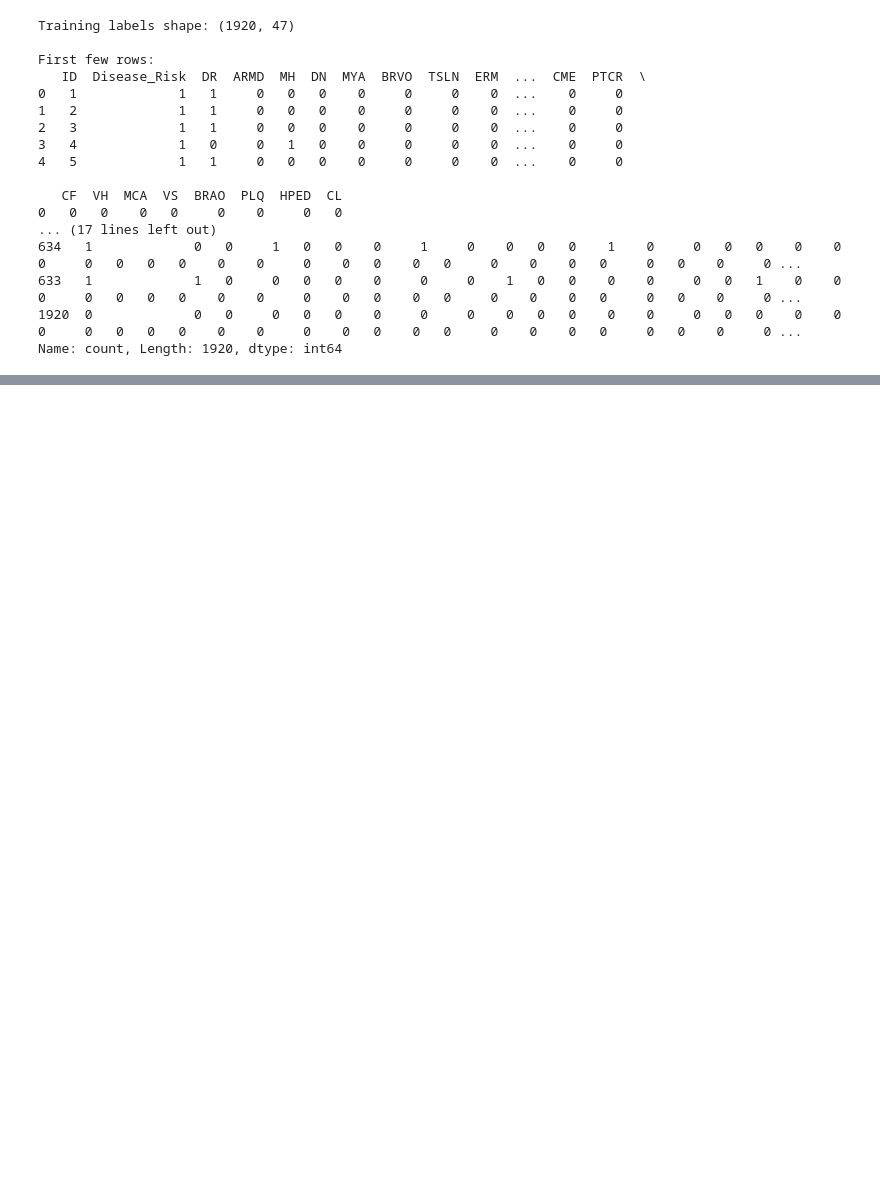
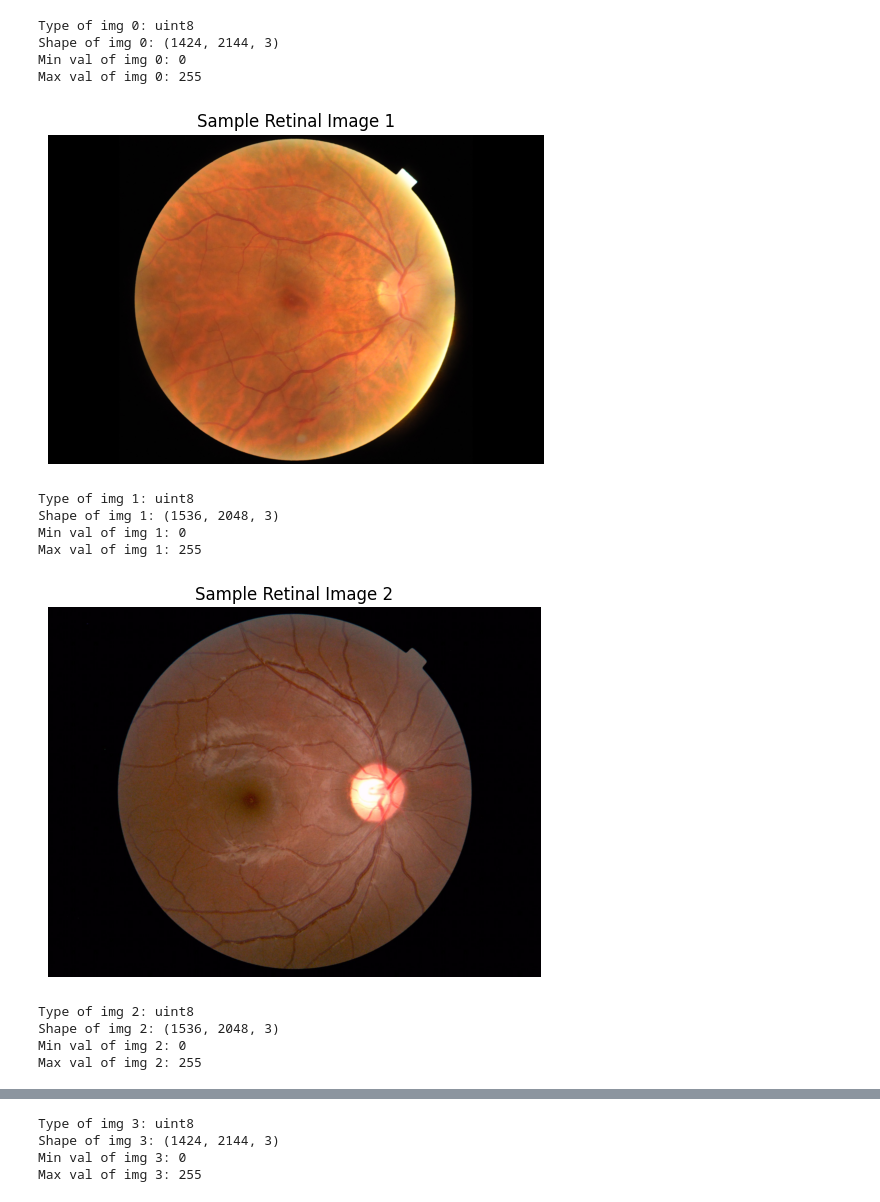
Before and after one commit to AnanthKini1/Retinal-Disease-Classifier, a Jupyter notebook: notebooks/02_data_preprocessing.ipynb, the cells around one changed output, grey strips where cells are left out. Drawn from its saved outputs; the diff is of its cells as text; code cells hidden in the pictures; blank space fills up the shorter version.

```diff
--- a/notebooks/02_data_preprocessing.ipynb
+++ b/notebooks/02_data_preprocessing.ipynb
@@ -1,34 +1,43 @@
 # %%
 import os
 import pandas as pd
 import numpy as np
 from PIL import Image
 import matplotlib.pyplot as plt
 from sklearn.model_selection import train_test_split
 
-# Load and examine the CSV labels
 train_labels = pd.read_csv("../data/raw/Training_Set/RFMiD_Training_Labels.csv")
-print("Training labels shape:", train_labels.shape)
-print("\nFirst few rows:")
-print(train_labels.head())
+#Setting training data path
+train_path = "../data/raw/Training_Set/Training/"
 
-print("\nLabel distribution:")
-# print(train_labels.value_counts())
+#Checking image sizes
+for i in range(10):
+    test_img_name = os.listdir(train_path)[i]
+    test_img_path = os.path.join(train_path, test_img_name)
+    test_img = Image.open(test_img_path)
+    test_img_arr = np.array(test_img)
+
+    print(f'Type of img {i}: {test_img_arr.dtype}')
+    print(f'Shape of img {i}: {test_img_arr.shape}')
+    print(f'Min val of img {i}: {test_img_arr.min()}')
+    print(f'Max val of img {i}: {test_img_arr.max()}')
+
+    plt.imshow(test_img_arr)
+    plt.title(f"Sample Retinal Image {i+1}")
+    plt.axis('off')
+    plt.show()
 # %% [output]
-Training labels shape: (1920, 47)
-
-First few rows:
-   ID  Disease_Risk  DR  ARMD  MH  DN  MYA  BRVO  TSLN  ERM  ...  CME  PTCR  \
-0   1             1   1     0   0   0    0     0     0    0  ...    0     0
-1   2             1   1     0   0   0    0     0     0    0  ...    0     0
-2   3             1   1     0   0   0    0     0     0    0  ...    0     0
-3   4             1   0     0   1   0    0     0     0    0  ...    0     0
-4   5             1   1     0   0   0    0     0     0    0  ...    0     0
-
-   CF  VH  MCA  VS  BRAO  PLQ  HPED  CL
-0   0   0    0   0     0    0     0   0
-... (17 lines left out)
-634   1             0   0     1   0   0    0     1     0    0   0   0    1    0     0   0   0    0    0   0     0   0   0   0    0    0     0    0   0    0   0     0    0    0   0     0   0    0     0 ...
-633   1             1   0     0   0   0    0     0     0    1   0   0    0    0     0   0   1    0    0   0     0   0   0   0    0    0     0    0   0    0   0     0    0    0   0     0   0    0     0 ...
-1920  0             0   0     0   0   0    0     0     0    0   0   0    0    0     0   0   0    0    0   0     0   0   0   0    0    0     0    0   0    0   0     0    0    0   0     0   0    0     0 ...
-Name: count, Length: 1920, dtype: int64
+Type of img 0: uint8
+Shape of img 0: (1424, 2144, 3)
+Min val of img 0: 0
+Max val of img 0: 255
+[figure, added]
+Type of img 1: uint8
+Shape of img 1: (1536, 2048, 3)
+Min val of img 1: 0
+Max val of img 1: 255
+[figure, added]
+Type of img 2: uint8
+Shape of img 2: (1536, 2048, 3)
+Min val of img 2: 0
+Max val of img 2: 255
@@ -34,0 +45,4 @@ Name: count, Length: 1920, dtype: int64
+Type of img 3: uint8
+Shape of img 3: (1424, 2144, 3)
+Min val of img 3: 0
+Max val of img 3: 255
```
Also changed, not shown: parts of 5 cells of this notebook.
